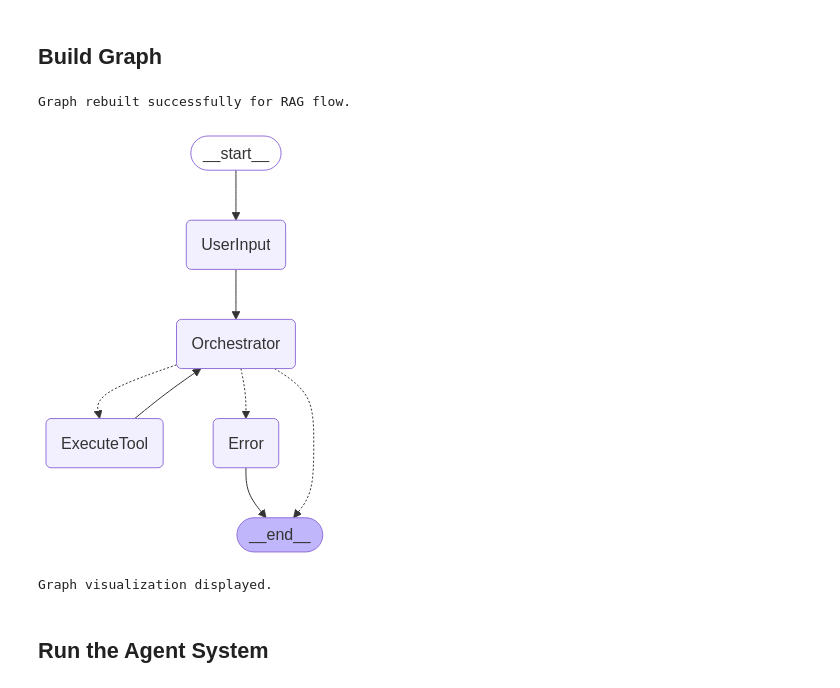
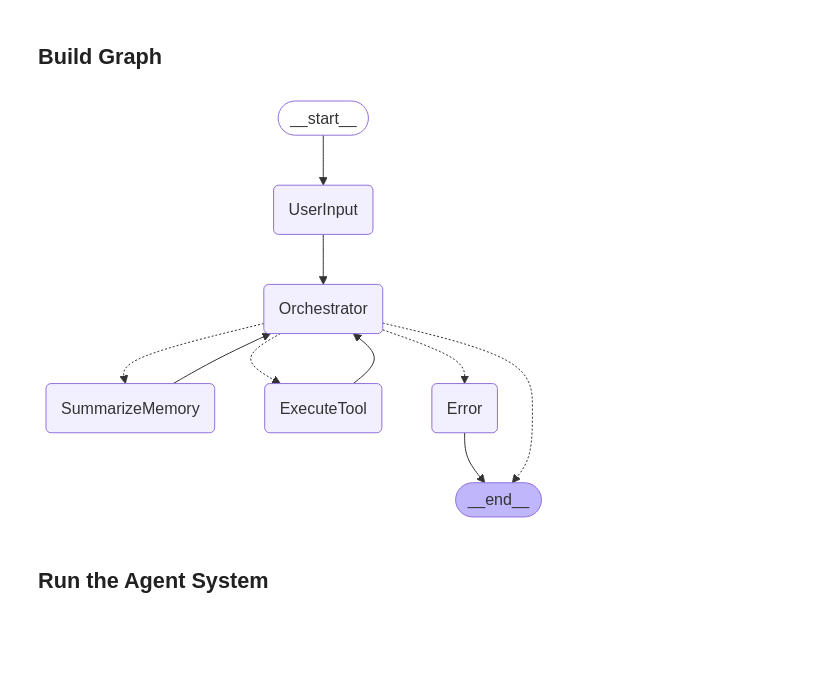
Before and after one commit to AlirezaSaei1/Gen-AI-Intensive-Course, a Jupyter notebook: capstone-project.ipynb, the cells around one changed output. Saved outputs shown, nothing was run; the diff lists cells and outputs as text; code cells hidden in the pictures; blank space fills up the shorter version.

```diff
--- a/capstone-project.ipynb
+++ b/capstone-project.ipynb
@@ -250,11 +250,12 @@ class AgentState(TypedDict):
     messages: Annotated[list, add_messages]
     current_request: str | None
     last_agent_response: str | None
-    route_decision: Literal["Navigation", "Media", "Communication", "VehicleInfo", "Respond", "Error", None]
+    route_decision: Literal["Navigation", "Media", "Communication", "VehicleInfo", "Respond", "Error", "Summarize", None]
     vehicle_context: list[str] | None
     navigation_context: dict | None
     media_context: dict | None
     communication_context: dict | None
+    summary: str | None
     error: str | None
     final_response_generated: bool
 # %% [markdown]
@@ -567,42 +617,40 @@ def select_route(state: AgentState) -> Literal["ExecuteTool", "Respond", "__end_
 # %%
 graph_builder = StateGraph(AgentState)
 
+# Add nodes
 graph_builder.add_node("UserInput", voice_interface_agent)
 graph_builder.add_node("Orchestrator", orchestrator_agent)
-
+graph_builder.add_node("SummarizeMemory", summarize_memory_node)
 tool_executor_node = ToolNode(available_tools)
 graph_builder.add_node("ExecuteTool", tool_executor_node)
-
 graph_builder.add_node("Error", error_node)
 
+# Define edges
 graph_builder.add_edge(START, "UserInput")
 graph_builder.add_edge("UserInput", "Orchestrator")
 
 graph_builder.add_conditional_edges(
     "Orchestrator",
     select_route,
     {
+        "SummarizeMemory": "SummarizeMemory",
         "ExecuteTool": "ExecuteTool",
         "Error": "Error",
         END: END
     }
 )
 
 graph_builder.add_edge("ExecuteTool", "Orchestrator")
+
+graph_builder.add_edge("SummarizeMemory", "Orchestrator")
+
 graph_builder.add_edge("Error", END)
+
 app_graph = graph_builder.compile()
 
-print("Graph rebuilt successfully for RAG flow.")
-
-try:
-    display(Image(app_graph.get_graph().draw_mermaid_png()))
-    print("Graph visualization displayed.")
-except Exception as e:
-    print(f"Could not display graph visualization: {e}")
+display(Image(app_graph.get_graph().draw_mermaid_png()))
 # %% [output]
-Graph rebuilt successfully for RAG flow.
-[figure, old version]
+[figure, new version]
-Graph visualization displayed.
 # %% [markdown]
 ## Run the Agent System
 # %%
```
Also changed, not shown: parts of 3 cells of this notebook.
